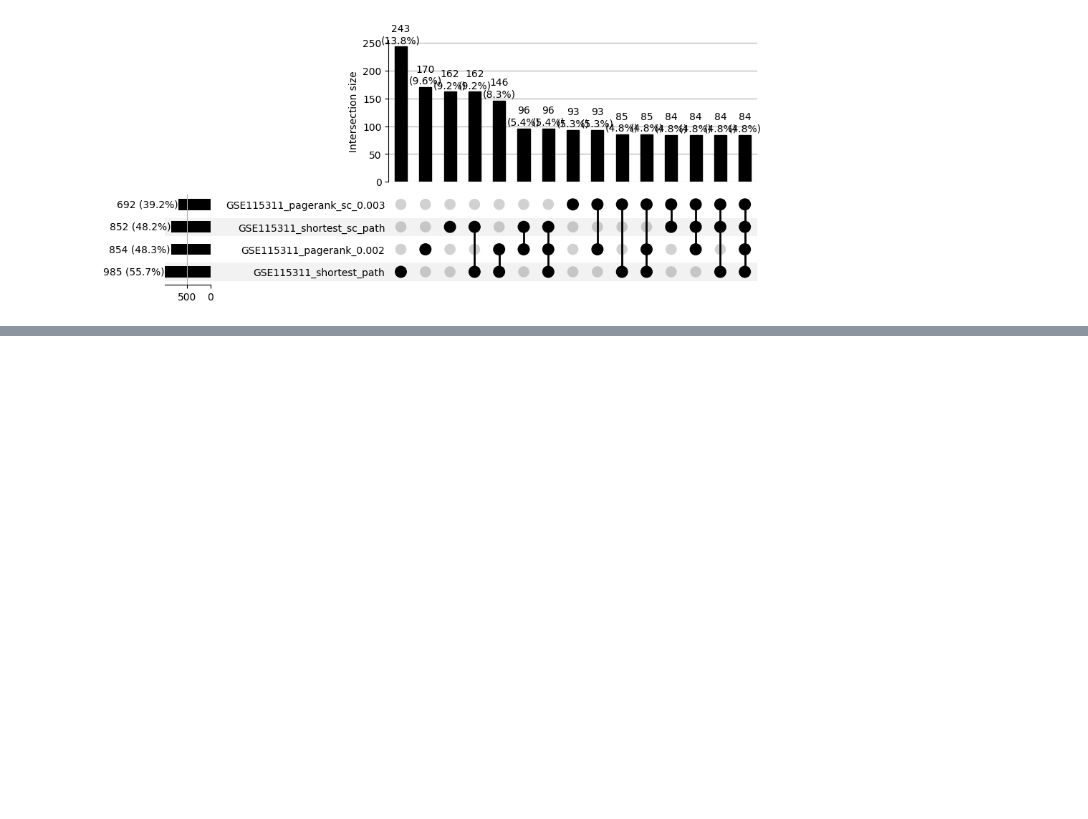
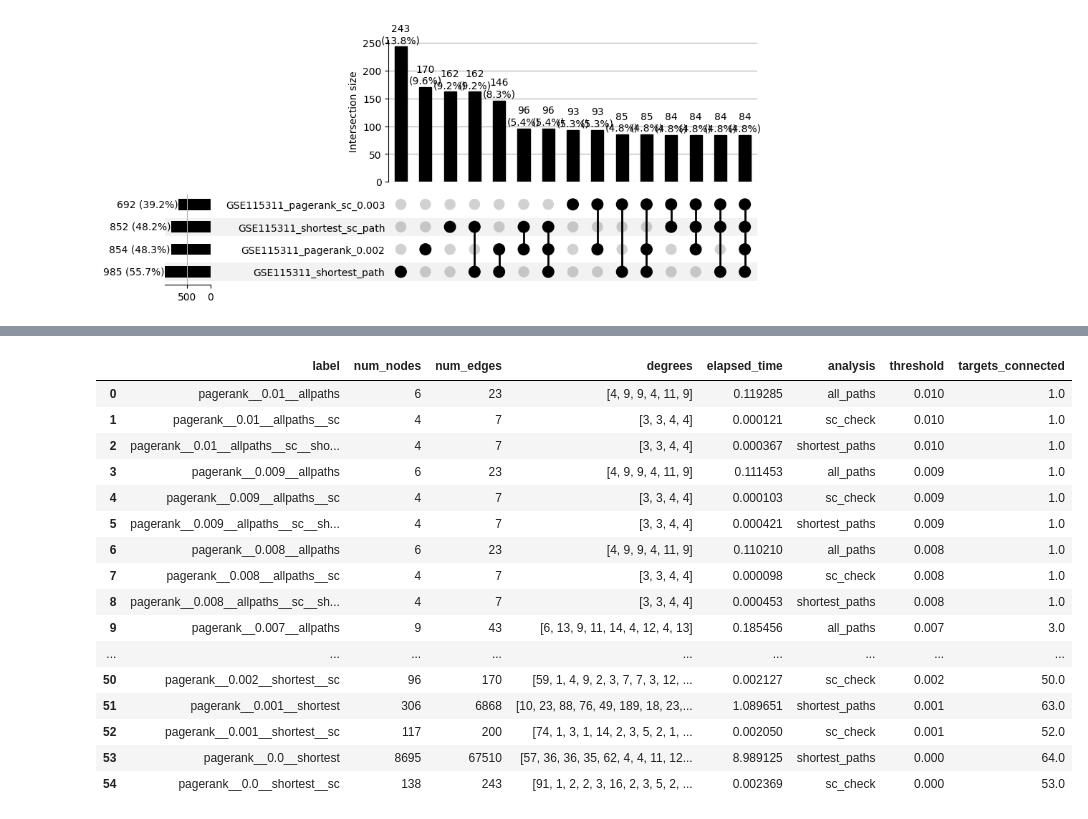
Before and after one commit to saezlab/uptown, a Jupyter notebook: data_applications.ipynb, the cells around one changed output, grey strips where cells are left out. Saved outputs shown, nothing was run; the diff lists cells and outputs as text; code cells hidden in the pictures; blank space fills up the shorter version.

```diff
--- a/data_applications.ipynb
+++ b/data_applications.ipynb
@@ -485,0 +528,20 @@ G3P_solver.visualize_intersection(selected_thresholds)
+# %%
+G3P_solver.runinfo_df
+# %% [output]
+|  | label | num_nodes | num_edges | degrees | elapsed_time | analysis | threshold | targets_connected |
+| 0 | pagerank__0.01__allpaths | 6 | 23 | [4, 9, 9, 4, 11, 9] | 0.119285 | all_paths | 0.010 | 1.0 |
+| 1 | pagerank__0.01__allpaths__sc | 4 | 7 | [3, 3, 4, 4] | 0.000121 | sc_check | 0.010 | 1.0 |
+| 2 | pagerank__0.01__allpaths__sc__sho... | 4 | 7 | [3, 3, 4, 4] | 0.000367 | shortest_paths | 0.010 | 1.0 |
+| 3 | pagerank__0.009__allpaths | 6 | 23 | [4, 9, 9, 4, 11, 9] | 0.111453 | all_paths | 0.009 | 1.0 |
+| 4 | pagerank__0.009__allpaths__sc | 4 | 7 | [3, 3, 4, 4] | 0.000103 | sc_check | 0.009 | 1.0 |
+| 5 | pagerank__0.009__allpaths__sc__sh... | 4 | 7 | [3, 3, 4, 4] | 0.000421 | shortest_paths | 0.009 | 1.0 |
+| 6 | pagerank__0.008__allpaths | 6 | 23 | [4, 9, 9, 4, 11, 9] | 0.110210 | all_paths | 0.008 | 1.0 |
+| 7 | pagerank__0.008__allpaths__sc | 4 | 7 | [3, 3, 4, 4] | 0.000098 | sc_check | 0.008 | 1.0 |
+| 8 | pagerank__0.008__allpaths__sc__sh... | 4 | 7 | [3, 3, 4, 4] | 0.000453 | shortest_paths | 0.008 | 1.0 |
+| 9 | pagerank__0.007__allpaths | 9 | 43 | [6, 13, 9, 11, 14, 4, 12, 4, 13] | 0.185456 | all_paths | 0.007 | 3.0 |
+| ... | ... | ... | ... | ... | ... | ... | ... | ... |
+| 50 | pagerank__0.002__shortest__sc | 96 | 170 | [59, 1, 4, 9, 2, 3, 7, 7, 3, 12, ... | 0.002127 | sc_check | 0.002 | 50.0 |
+| 51 | pagerank__0.001__shortest | 306 | 6868 | [10, 23, 88, 76, 49, 189, 18, 23,... | 1.089651 | shortest_paths | 0.001 | 63.0 |
+| 52 | pagerank__0.001__shortest__sc | 117 | 200 | [74, 1, 3, 1, 14, 2, 3, 5, 2, 1, ... | 0.002050 | sc_check | 0.001 | 52.0 |
+| 53 | pagerank__0.0__shortest | 8695 | 67510 | [57, 36, 36, 35, 62, 4, 4, 11, 12... | 8.989125 | shortest_paths | 0.000 | 64.0 |
+| 54 | pagerank__0.0__shortest__sc | 138 | 243 | [91, 1, 2, 2, 3, 16, 2, 3, 5, 2, ... | 0.002369 | sc_check | 0.000 | 53.0 |
```
Also changed, not shown: parts of 17 cells of this notebook, 3 other files.
